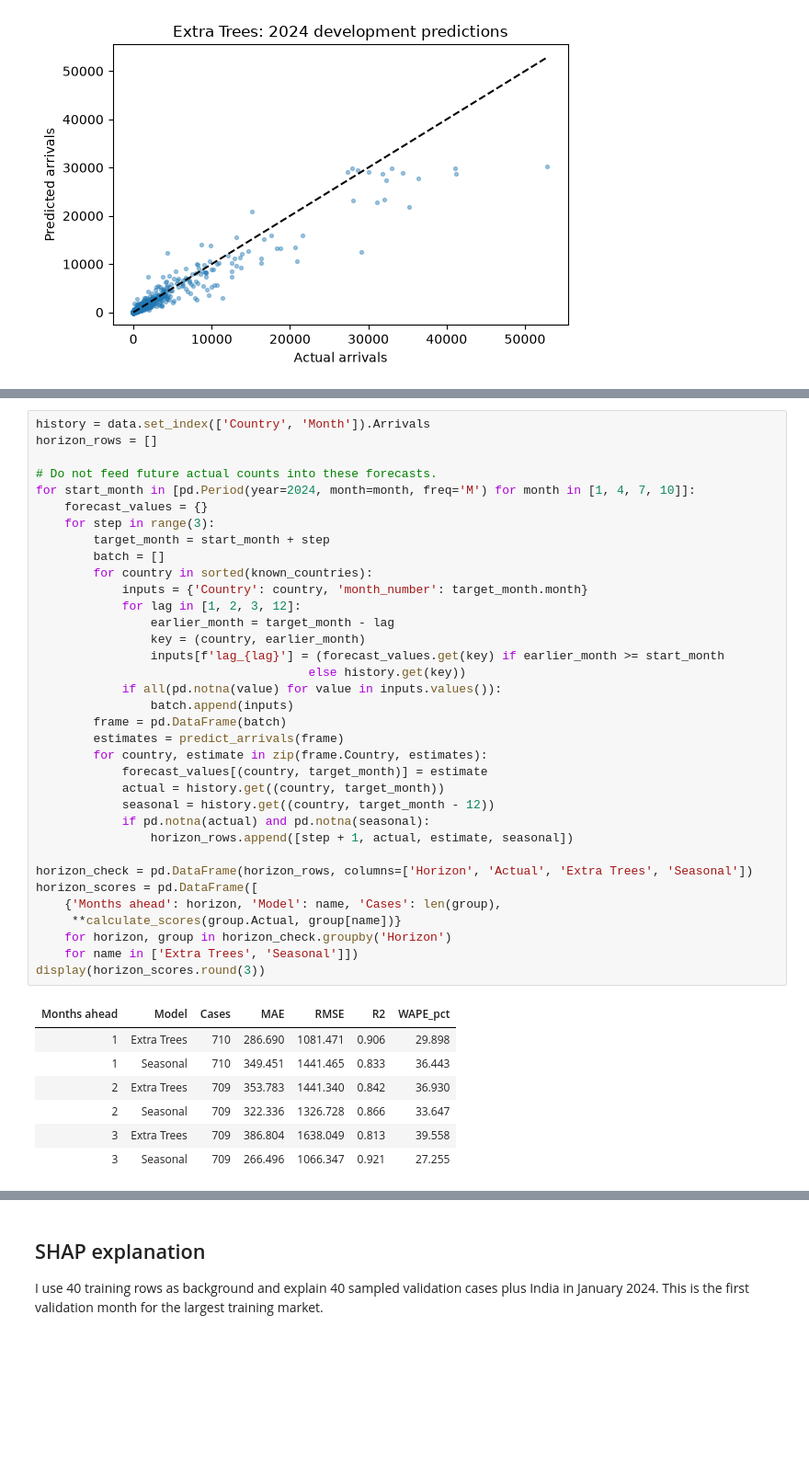
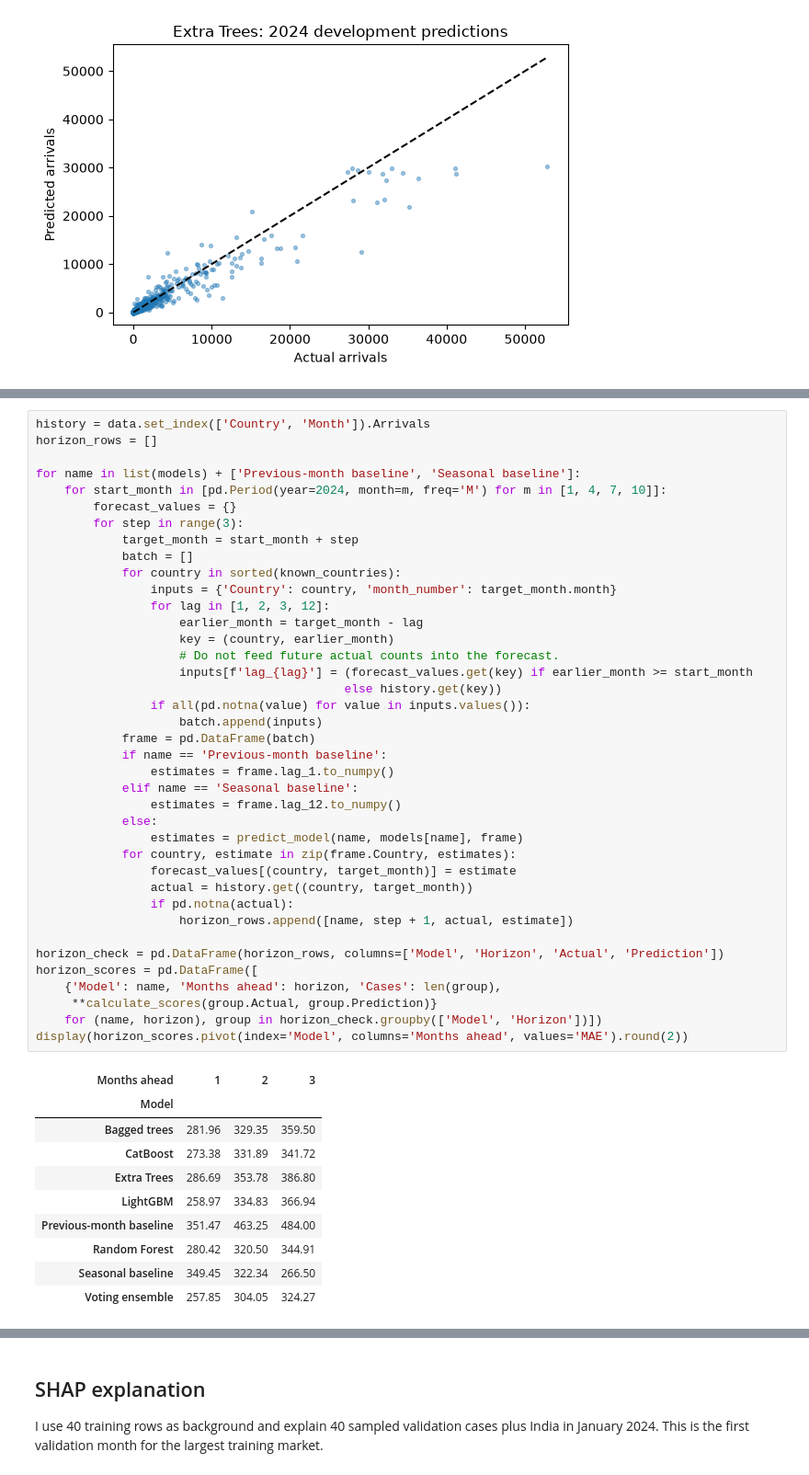
Before and after one commit to sbuhary/sri-lanka-tourism-forecast, a Jupyter notebook: notebooks/Tourism_Arrivals_Analysis.ipynb, the cells around one changed output, grey strips where cells are left out. Shown at 92% size. Cells and saved outputs as stored; diff of their text form; blank space fills up the shorter version.

Commit message:
Merge ensemble analysis and show historical comparison in app

```diff
--- a/notebooks/Tourism_Arrivals_Analysis.ipynb
+++ b/notebooks/Tourism_Arrivals_Analysis.ipynb
@@ -248,44 +310,51 @@ The app repeats the model for up to three months. Later forecasts use earlier pr
 # %%
 history = data.set_index(['Country', 'Month']).Arrivals
 horizon_rows = []
 
-# Do not feed future actual counts into these forecasts.
-for start_month in [pd.Period(year=2024, month=month, freq='M') for month in [1, 4, 7, 10]]:
-    forecast_values = {}
-    for step in range(3):
-        target_month = start_month + step
-        batch = []
-        for country in sorted(known_countries):
-            inputs = {'Country': country, 'month_number': target_month.month}
-            for lag in [1, 2, 3, 12]:
-                earlier_month = target_month - lag
-                key = (country, earlier_month)
-                inputs[f'lag_{lag}'] = (forecast_values.get(key) if earlier_month >= start_month
-                                      else history.get(key))
-            if all(pd.notna(value) for value in inputs.values()):
-                batch.append(inputs)
-        frame = pd.DataFrame(batch)
-        estimates = predict_arrivals(frame)
-        for country, estimate in zip(frame.Country, estimates):
-            forecast_values[(country, target_month)] = estimate
-            actual = history.get((country, target_month))
-            seasonal = history.get((country, target_month - 12))
-            if pd.notna(actual) and pd.notna(seasonal):
-                horizon_rows.append([step + 1, actual, estimate, seasonal])
+for name in list(models) + ['Previous-month baseline', 'Seasonal baseline']:
+    for start_month in [pd.Period(year=2024, month=m, freq='M') for m in [1, 4, 7, 10]]:
+        forecast_values = {}
+        for step in range(3):
+            target_month = start_month + step
+            batch = []
+            for country in sorted(known_countries):
+                inputs = {'Country': country, 'month_number': target_month.month}
+                for lag in [1, 2, 3, 12]:
+                    earlier_month = target_month - lag
+                    key = (country, earlier_month)
+                    # Do not feed future actual counts into the forecast.
+                    inputs[f'lag_{lag}'] = (forecast_values.get(key) if earlier_month >= start_month
+                                           else history.get(key))
+                if all(pd.notna(value) for value in inputs.values()):
+                    batch.append(inputs)
+            frame = pd.DataFrame(batch)
+            if name == 'Previous-month baseline':
+                estimates = frame.lag_1.to_numpy()
+            elif name == 'Seasonal baseline':
+                estimates = frame.lag_12.to_numpy()
+            else:
+                estimates = predict_model(name, models[name], frame)
+            for country, estimate in zip(frame.Country, estimates):
+                forecast_values[(country, target_month)] = estimate
+                actual = history.get((country, target_month))
+                if pd.notna(actual):
+                    horizon_rows.append([name, step + 1, actual, estimate])
 
-horizon_check = pd.DataFrame(horizon_rows, columns=['Horizon', 'Actual', 'Extra Trees', 'Seasonal'])
+horizon_check = pd.DataFrame(horizon_rows, columns=['Model', 'Horizon', 'Actual', 'Prediction'])
 horizon_scores = pd.DataFrame([
-    {'Months ahead': horizon, 'Model': name, 'Cases': len(group),
-     **calculate_scores(group.Actual, group[name])}
-    for horizon, group in horizon_check.groupby('Horizon')
-    for name in ['Extra Trees', 'Seasonal']])
-display(horizon_scores.round(3))
+    {'Model': name, 'Months ahead': horizon, 'Cases': len(group),
+     **calculate_scores(group.Actual, group.Prediction)}
+    for (name, horizon), group in horizon_check.groupby(['Model', 'Horizon'])])
+display(horizon_scores.pivot(index='Model', columns='Months ahead', values='MAE').round(2))
 # %% [output]
-| Months ahead | Model | Cases | MAE | RMSE | R2 | WAPE_pct |
-| 1 | Extra Trees | 710 | 286.690 | 1081.471 | 0.906 | 29.898 |
-| 1 | Seasonal | 710 | 349.451 | 1441.465 | 0.833 | 36.443 |
-| 2 | Extra Trees | 709 | 353.783 | 1441.340 | 0.842 | 36.930 |
-| 2 | Seasonal | 709 | 322.336 | 1326.728 | 0.866 | 33.647 |
-| 3 | Extra Trees | 709 | 386.804 | 1638.049 | 0.813 | 39.558 |
-| 3 | Seasonal | 709 | 266.496 | 1066.347 | 0.921 | 27.255 |
+| Months ahead | 1 | 2 | 3 |
+| Model |  |  |  |
+| Bagged trees | 281.96 | 329.35 | 359.50 |
+| CatBoost | 273.38 | 331.89 | 341.72 |
+| Extra Trees | 286.69 | 353.78 | 386.80 |
+| LightGBM | 258.97 | 334.83 | 366.94 |
+| Previous-month baseline | 351.47 | 463.25 | 484.00 |
+| Random Forest | 280.42 | 320.50 | 344.91 |
+| Seasonal baseline | 349.45 | 322.34 | 266.50 |
+| Voting ensemble | 257.85 | 304.05 | 324.27 |
 # %% [markdown]
```
Also changed, not shown: parts of 29 cells of this notebook, 8 other files.
